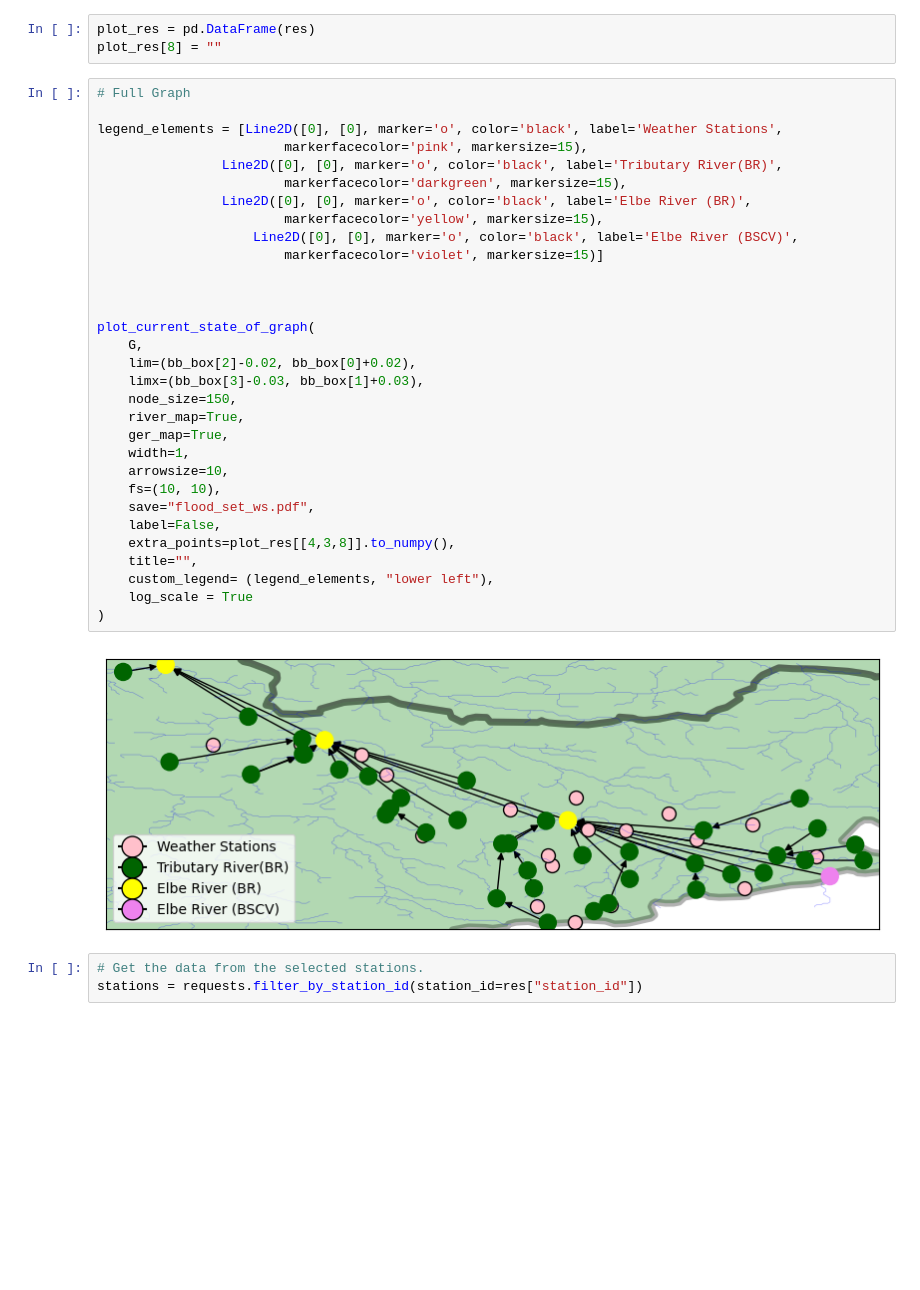
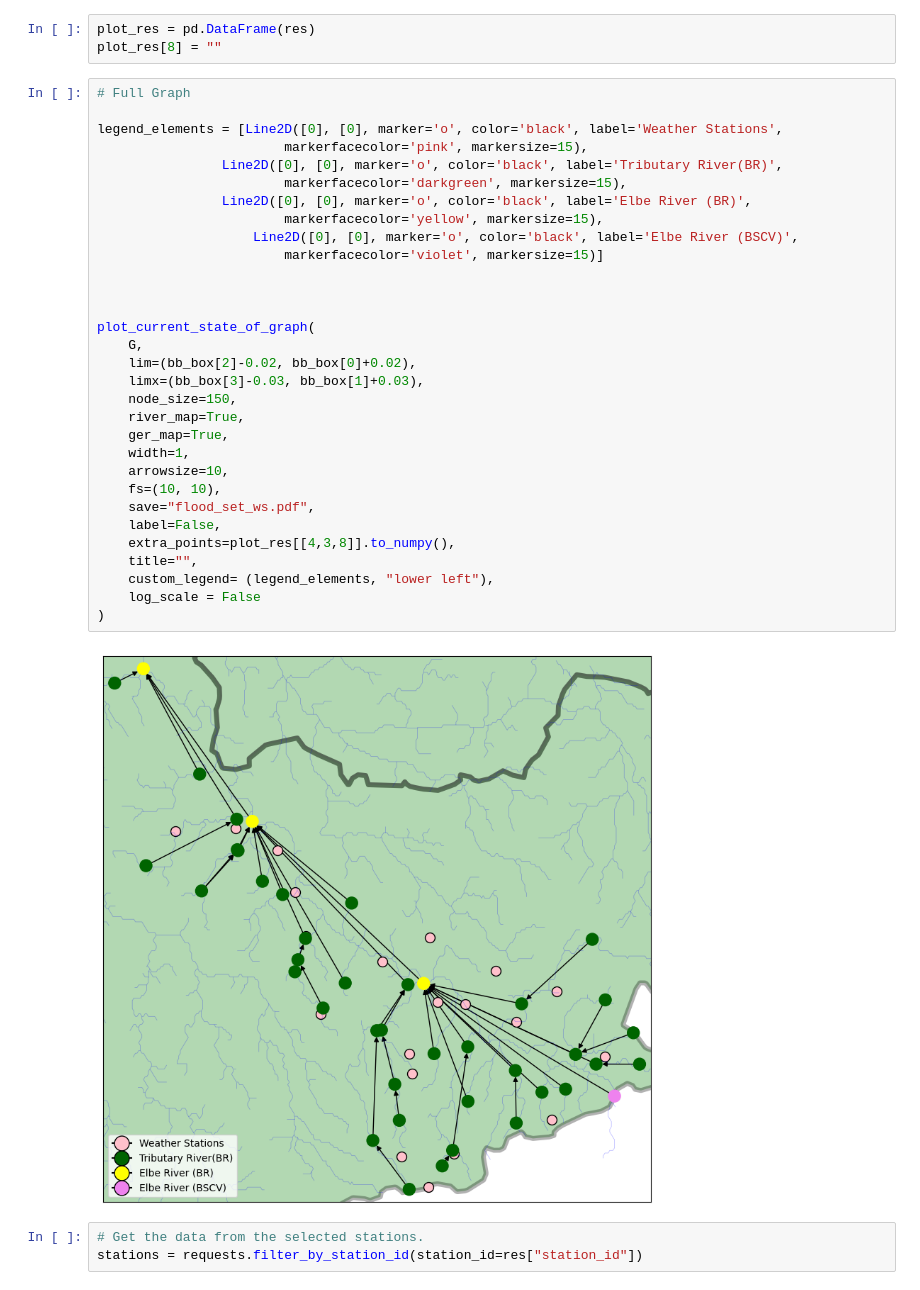
Before and after one commit to floatinglittlerocks/causalrivers, a Jupyter notebook: 3_tutorial_subselect_weather_condition.ipynb, the cells around one changed output. Cells and saved outputs as stored; diff of their text form; blank space fills up the shorter version.

```diff
--- a/3_tutorial_subselect_weather_condition.ipynb
+++ b/3_tutorial_subselect_weather_condition.ipynb
@@ -89,35 +89,35 @@ plot_res[8] = ""
 # Full Graph
 
 legend_elements = [Line2D([0], [0], marker='o', color='black', label='Weather Stations',
                         markerfacecolor='pink', markersize=15),
                 Line2D([0], [0], marker='o', color='black', label='Tributary River(BR)',
                         markerfacecolor='darkgreen', markersize=15),
                 Line2D([0], [0], marker='o', color='black', label='Elbe River (BR)',
                         markerfacecolor='yellow', markersize=15),
                     Line2D([0], [0], marker='o', color='black', label='Elbe River (BSCV)',
                         markerfacecolor='violet', markersize=15)]
 
 
 
 plot_current_state_of_graph(
     G,
     lim=(bb_box[2]-0.02, bb_box[0]+0.02),
     limx=(bb_box[3]-0.03, bb_box[1]+0.03),
     node_size=150,
     river_map=True,
     ger_map=True,
     width=1,
     arrowsize=10,
     fs=(10, 10),
     save="flood_set_ws.pdf",
     label=False,
     extra_points=plot_res[[4,3,8]].to_numpy(),
     title="",
     custom_legend= (legend_elements, "lower left"),
-    log_scale = True
+    log_scale = False
 )
 # %% [output]
-[figure, old version]
+[figure, new version]
 # %%
 # Get the data from the selected stations.
 stations = requests.filter_by_station_id(station_id=res["station_id"])
```
Also changed, not shown: 14 other files.
